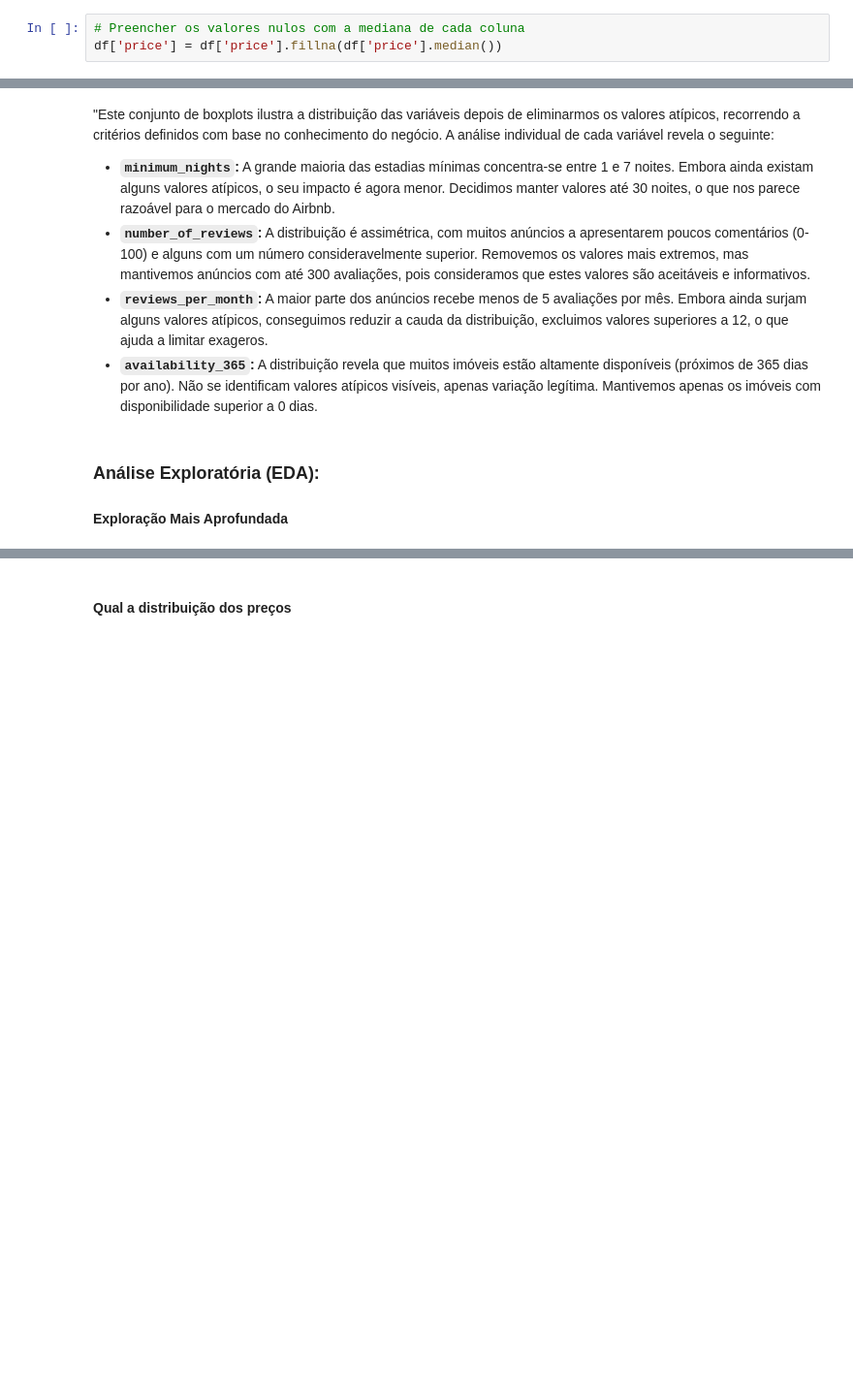
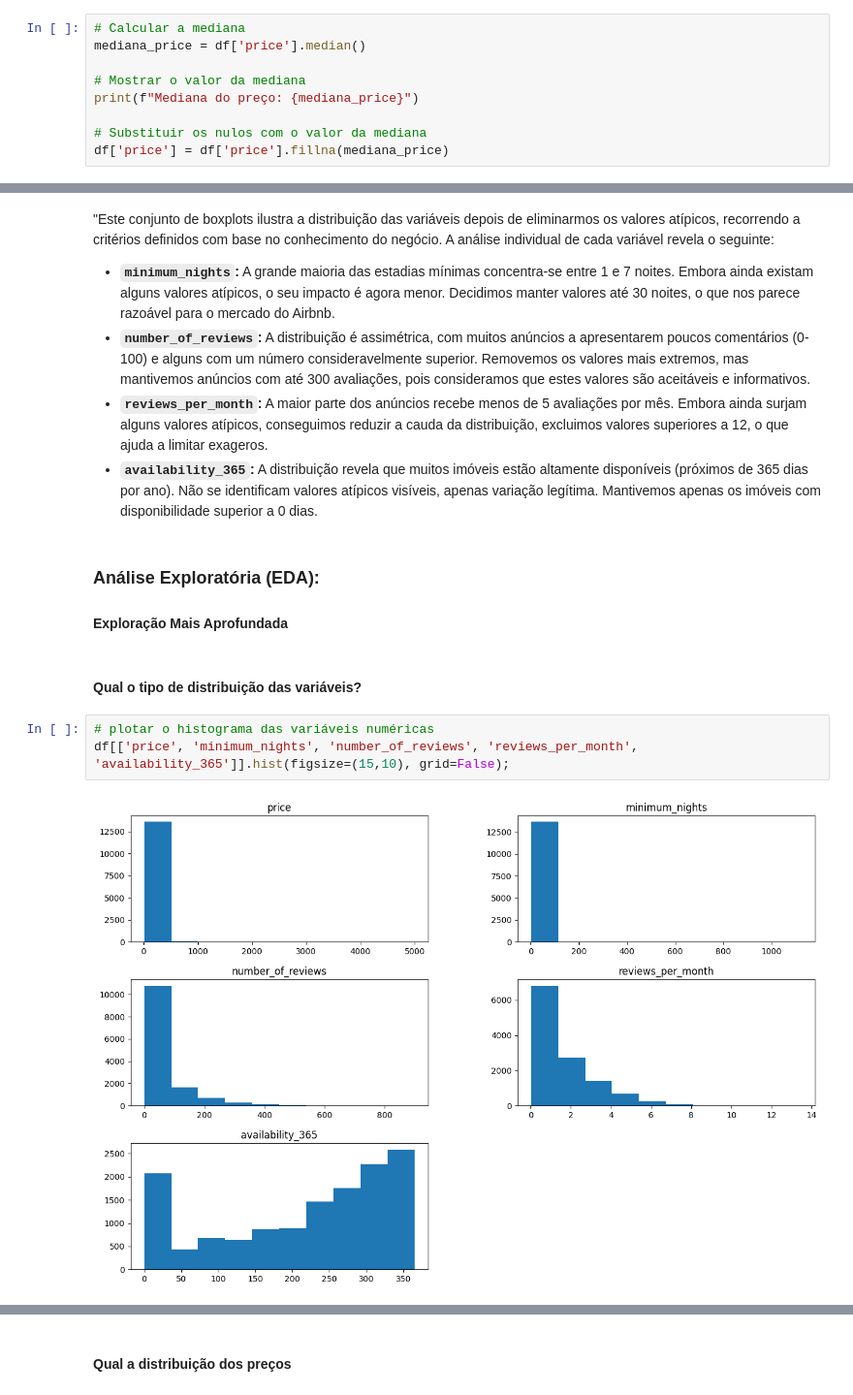
Before and after one commit to ludovina-magalhaes/Airbnb-Porto, a Jupyter notebook: Airbnb-Porto.ipynb, the cells around one changed output, grey strips where cells are left out. Shown at 97% size. Saved outputs shown, nothing was run; the diff lists cells and outputs as text; blank space fills up the shorter version.

```diff
--- a/Airbnb-Porto.ipynb
+++ b/Airbnb-Porto.ipynb
@@ -150,6 +159,12 @@ Aqui estão algumas razões comuns:
  - Dados perdidos ou corrompidos: Durante a transmissão ou armazenamento, as informações podem ser perdidas ou corrompidas.
 
 **`price:`** Depois de analisar achamos que a alternativa mais segura é substituir os valores em falta pela mediana, que é mais robusta a outliers, uma vez que ao utilizar a média pode ser influenciada por valores extremos (outliers).
-# %%
-# Preencher os valores nulos com a mediana de cada coluna
-df['price'] = df['price'].fillna(df['price'].median())
+# %%
+# Calcular a mediana
+mediana_price = df['price'].median()
+
+# Mostrar o valor da mediana
+print(f"Mediana do preço: {mediana_price}")
+
+# Substituir os nulos com o valor da mediana
+df['price'] = df['price'].fillna(mediana_price)
@@ -319,3 +337,10 @@ A análise individual de cada variável revela o seguinte:
 # %% [markdown]
  ### Análise Exploratória (EDA):
 #### Exploração Mais Aprofundada
+# %% [markdown]
+ #### Qual o tipo de distribuição das variáveis?
+# %%
+# plotar o histograma das variáveis numéricas
+df[['price', 'minimum_nights', 'number_of_reviews', 'reviews_per_month', 'availability_365']].hist(figsize=(15,10), grid=False);
+# %% [output]
+[figure, added]
```
Also changed, not shown: parts of 14 cells of this notebook, 1 other file.
